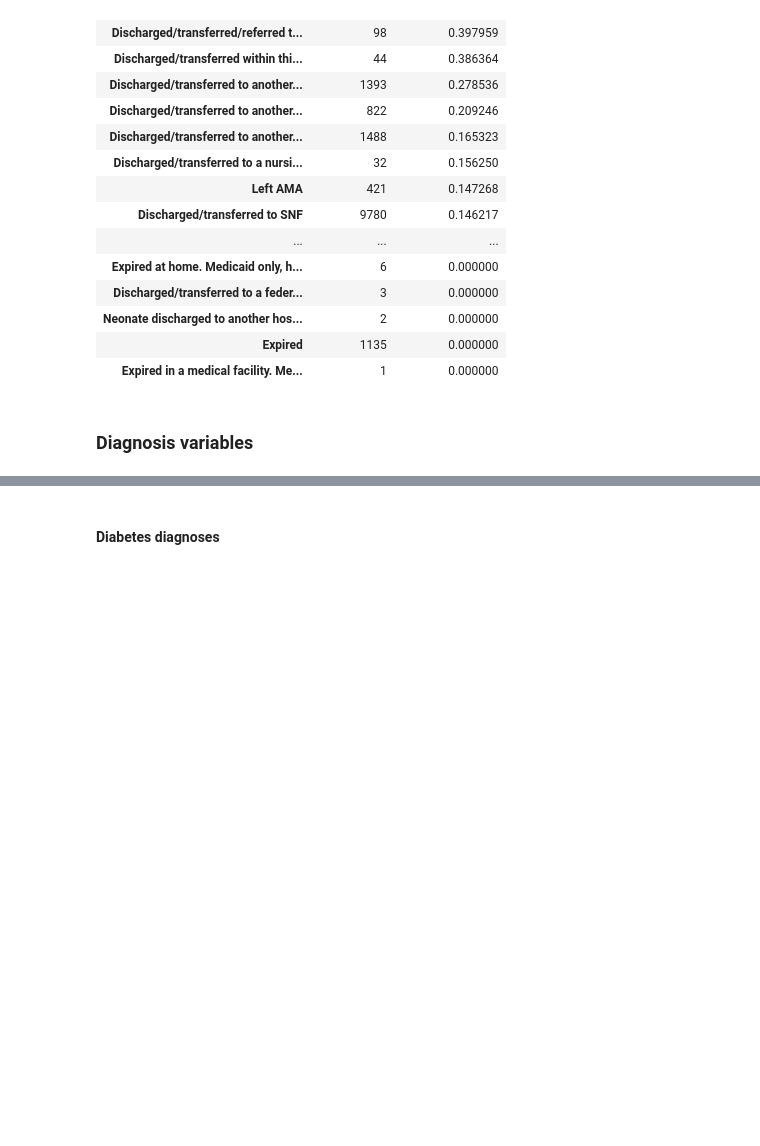
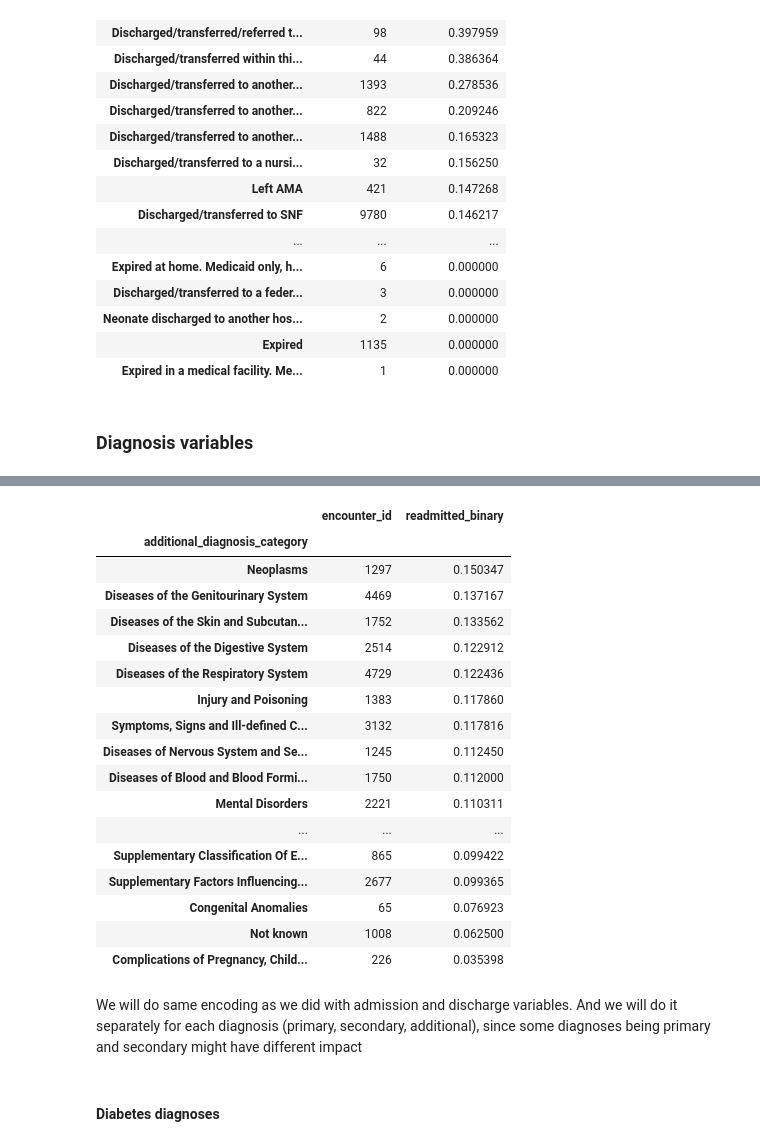
Before and after one commit to ontenkutsenko/ML_Hospital_Readmissions, a Jupyter notebook: Main workbook.ipynb, the cells around one changed output, grey strips where cells are left out. Saved outputs shown, nothing was run; the diff lists cells and outputs as text; code cells hidden in the pictures; blank space fills up the shorter version.

Commit message:
added diagnoses preprocessing to main workbook

```diff
--- a/Main workbook.ipynb
+++ b/Main workbook.ipynb
@@ -638,0 +710,36 @@ df_test[['high_discharge_disposition',
+# %%
+df_train['primary_diagnosis_category'] = df_train['primary_diagnosis'].apply(lambda x: categorize_diagnosis(x))
+df_test['primary_diagnosis_category'] = df_test['primary_diagnosis'].apply(lambda x: categorize_diagnosis(x))
+
+df_train['secondary_diagnosis_category'] = df_train['secondary_diagnosis'].apply(lambda x: categorize_diagnosis(x))
+df_test['secondary_diagnosis_category'] = df_test['secondary_diagnosis'].apply(lambda x: categorize_diagnosis(x))
+
+df_train['additional_diagnosis_category'] = df_train['additional_diagnosis'].apply(lambda x: categorize_diagnosis(x))
+df_test['additional_diagnosis_category'] = df_test['additional_diagnosis'].apply(lambda x: categorize_diagnosis(x))
+# %%
+i = 'additional_diagnosis_category'
+# df[
+cnt = df_train[['encounter_id',i]].fillna('Not known').groupby(by = i).count().sort_values(by = 'encounter_id', ascending=False)
+mean = df_train[['readmitted_binary',i]].fillna('Not known').groupby(by = i).mean().sort_values(by = 'readmitted_binary', ascending=False)
+pd.concat([cnt, mean], axis = 1).sort_values(by = 'readmitted_binary', ascending=False).head(50)
+# %% [output]
+|  | encounter_id | readmitted_binary |
+| additional_diagnosis_category |  |  |
+| Neoplasms | 1297 | 0.150347 |
+| Diseases of the Genitourinary System | 4469 | 0.137167 |
+| Diseases of the Skin and Subcutan... | 1752 | 0.133562 |
+| Diseases of the Digestive System | 2514 | 0.122912 |
+| Diseases of the Respiratory System | 4729 | 0.122436 |
+| Injury and Poisoning | 1383 | 0.117860 |
+| Symptoms, Signs and Ill-defined C... | 3132 | 0.117816 |
+| Diseases of Nervous System and Se... | 1245 | 0.112450 |
+| Diseases of Blood and Blood Formi... | 1750 | 0.112000 |
+| Mental Disorders | 2221 | 0.110311 |
+| ... | ... | ... |
+| Supplementary Classification Of E... | 865 | 0.099422 |
+| Supplementary Factors Influencing... | 2677 | 0.099365 |
+| Congenital Anomalies | 65 | 0.076923 |
+| Not known | 1008 | 0.062500 |
+| Complications of Pregnancy, Child... | 226 | 0.035398 |
+# %% [markdown]
+We will do same encoding as we did with admission and discharge variables. And we will do it separately for each diagnosis (primary, secondary, additional), since some diagnoses being primary and secondary might have different impact
```
Also changed, not shown: parts of 16 cells of this notebook, 3 other files.
